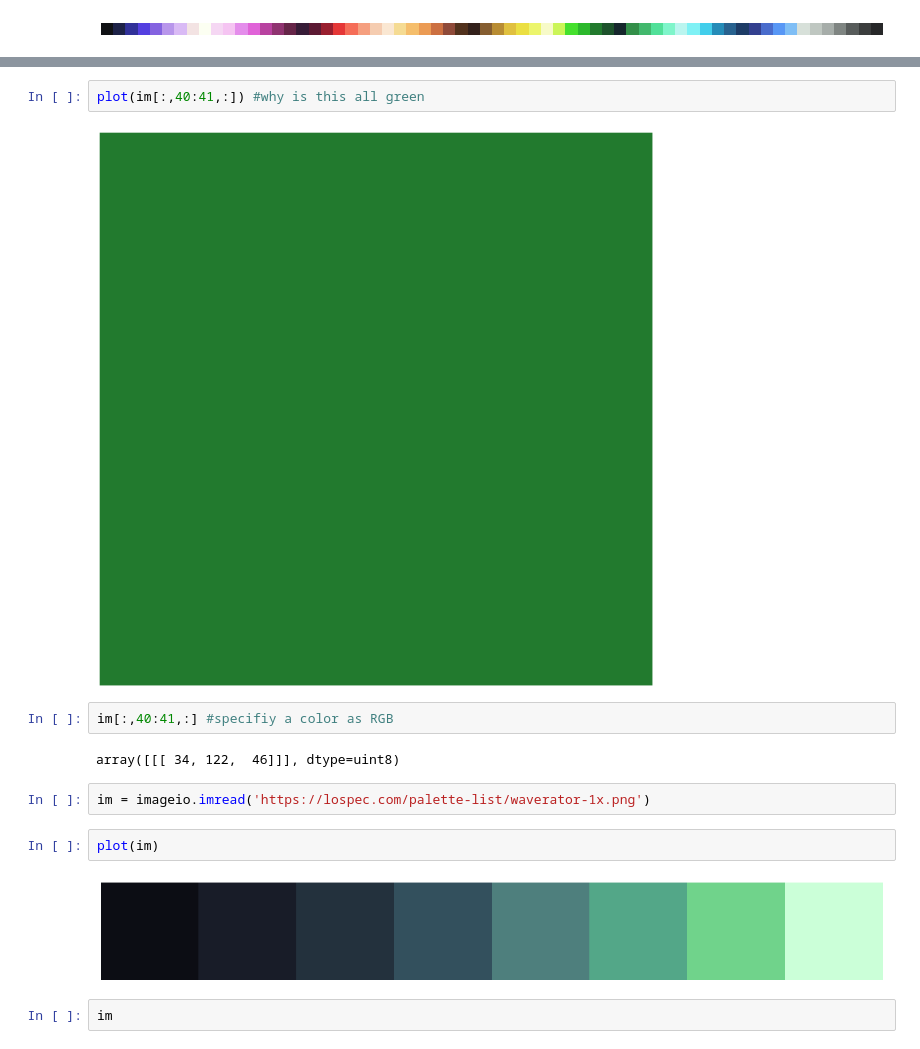
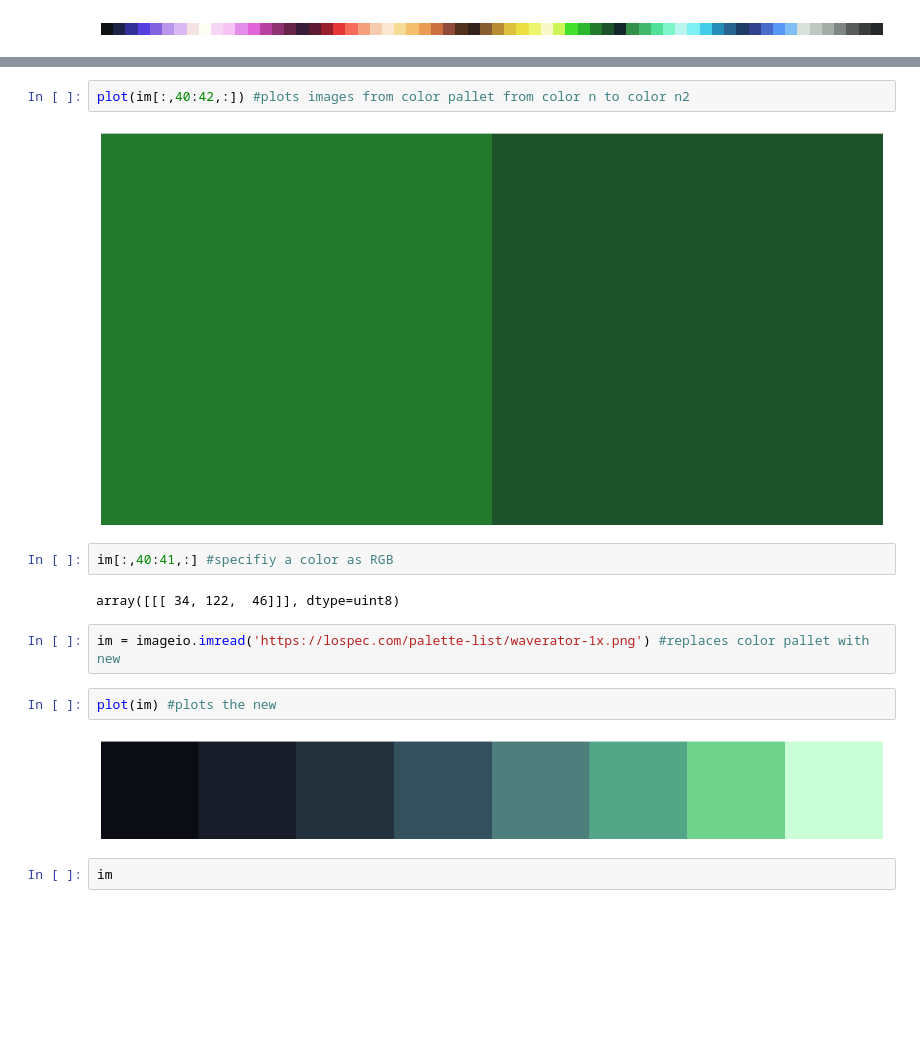
Before and after one commit to AxIS8/ProbNStatsReal, a Jupyter notebook: Mason_Math_24_Lab_5.ipynb, the cells around one changed output, grey strips where cells are left out. Cells and saved outputs as stored; diff of their text form; blank space fills up the shorter version.

```diff
--- a/Mason_Math_24_Lab_5.ipynb
+++ b/Mason_Math_24_Lab_5.ipynb
@@ -24,15 +22,15 @@ plot(im)
-# %%
-plot(im[:,40:41,:]) #why is this all green
-# %% [output]
-[figure, removed]
+# %%
+plot(im[:,40:42,:]) #plots images from color pallet from color n to color n2
+# %% [output]
+[figure, added]
 # %%
 im[:,40:41,:] #specifiy a color as RGB
 # %% [output]
 array([[[ 34, 122,  46]]], dtype=uint8)
 # %%
-im = imageio.imread('https://lospec.com/palette-list/waverator-1x.png')
+im = imageio.imread('https://lospec.com/palette-list/waverator-1x.png') #replaces color pallet with new
 # %%
-plot(im)
+plot(im) #plots the new
 # %% [output]
 [figure]
 # %%
```
Also changed, not shown: parts of 27 cells of this notebook.
